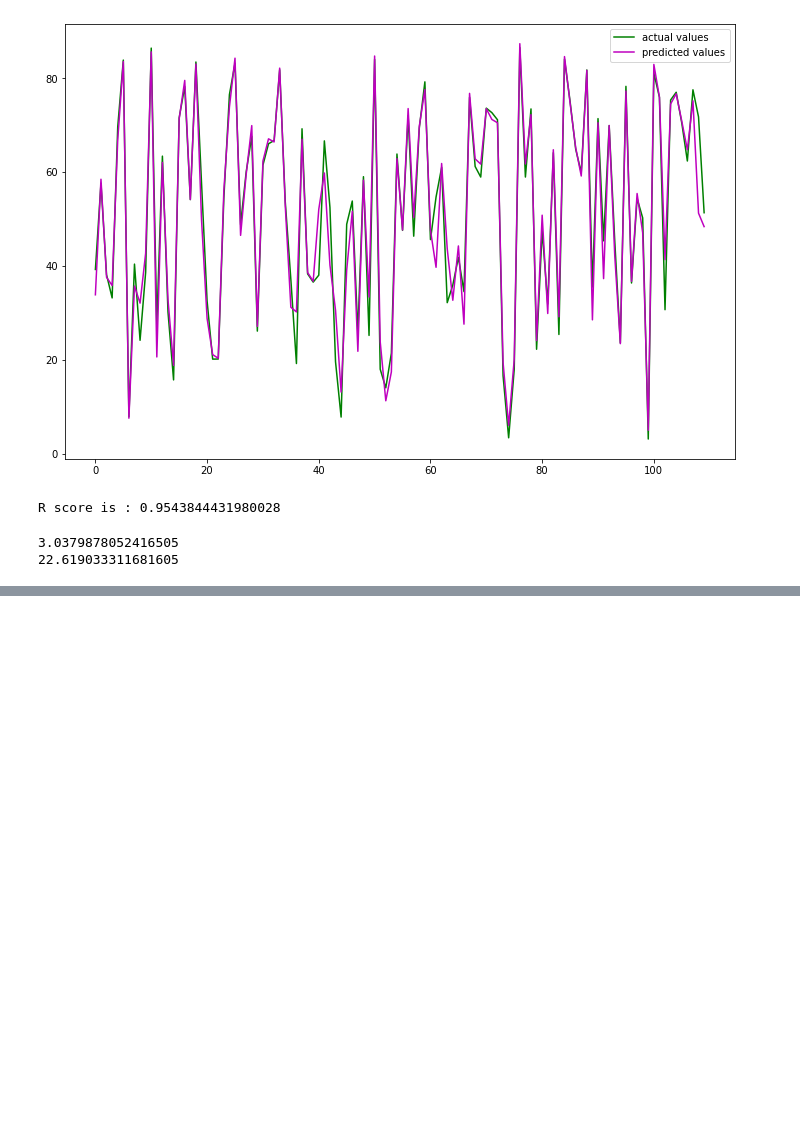
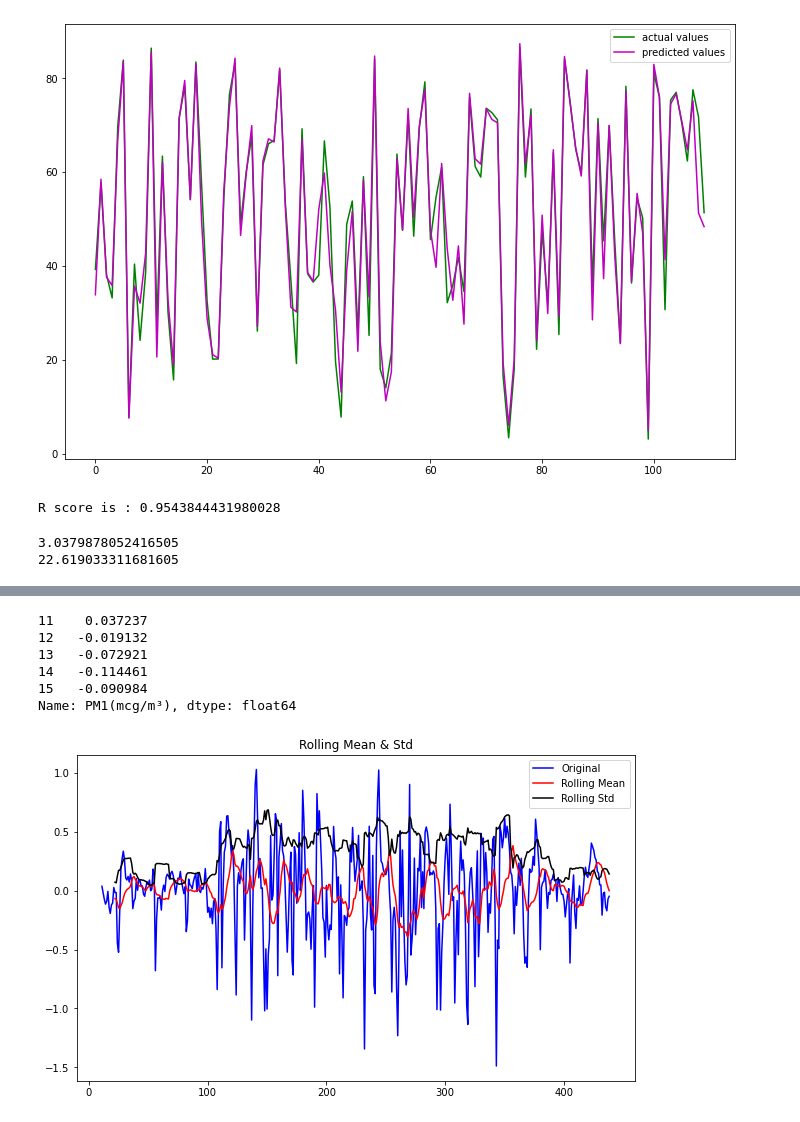
Before and after one commit to bashiralam185/Final_year_project, a Jupyter notebook: Datasets/PM1-PM10.ipynb, the cells around one changed output, grey strips where cells are left out. Drawn from its saved outputs; the diff is of its cells as text; code cells hidden in the pictures; blank space fills up the shorter version.

```diff
--- a/Datasets/PM1-PM10.ipynb
+++ b/Datasets/PM1-PM10.ipynb
@@ -605,0 +681,16 @@ plt.show()
+# %%
+# # transforming the time series
+log_transformed = logScale - moving_Average
+
+#Remove NAN values
+log_transformed.dropna(inplace=True)
+
+# printing heading of dataset
+log_transformed.head()
+# %% [output]
+11    0.037237
+12   -0.019132
+13   -0.072921
+14   -0.114461
+15   -0.090984
+Name: PM1(mcg/m³), dtype: float64
@@ -605,0 +700,19 @@ plt.show()
+# %%
+# fixing the size of image
+plt.figure(figsize=[10, 6])
+
+# finding the rolling mean and std
+movingAverage = log_transformed.rolling(window=12).mean()
+movingSTD = log_transformed.rolling(window=12).std()
+
+# plotting graph and meaa and std
+orig = plt.plot(log_transformed, color='blue', label='Original')
+mean = plt.plot(movingAverage, color='red', label='Rolling Mean')
+std = plt.plot(movingSTD, color='black', label='Rolling Std')
+
+# plotting stationary time series data
+plt.legend(loc='best')
+plt.title('Rolling Mean & Std')
+plt.show()
+# %% [output]
+[figure, added]
```
Also changed, not shown: parts of 50 cells of this notebook, 6 other files.
